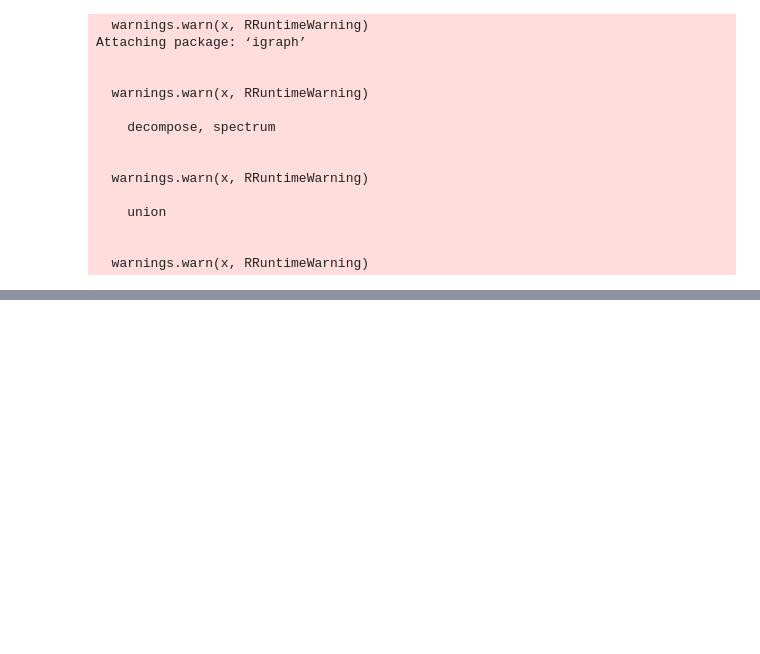
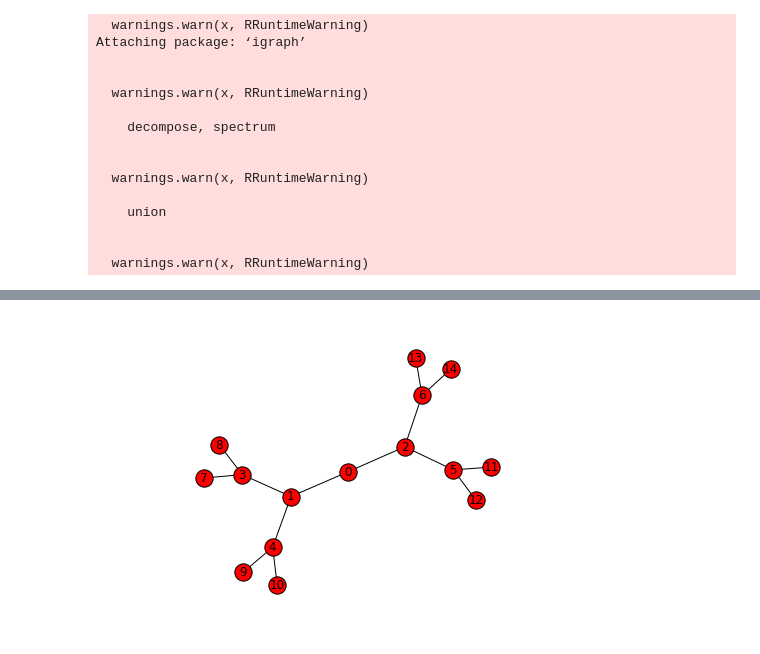
Before and after one commit to yuditsabet/TP3, a Jupyter notebook: tc03/TP3.ipynb, the cells around one changed output, grey strips where cells are left out. Saved outputs shown, nothing was run; the diff lists cells and outputs as text; code cells hidden in the pictures; blank space fills up the shorter version.

```diff
--- a/tc03/TP3.ipynb
+++ b/tc03/TP3.ipynb
@@ -194,0 +204,9 @@ def modularidad(G,atributo):
+# %%
+import networkx as nx
+import matplotlib.pyplot as plt
+import community
+arbol = nx.balanced_tree(h=3,r=2)
+nx.draw(arbol,with_labels=True)
+plt.show()
+# %% [output]
+[figure, added]
```
Also changed, not shown: parts of 19 cells of this notebook.
